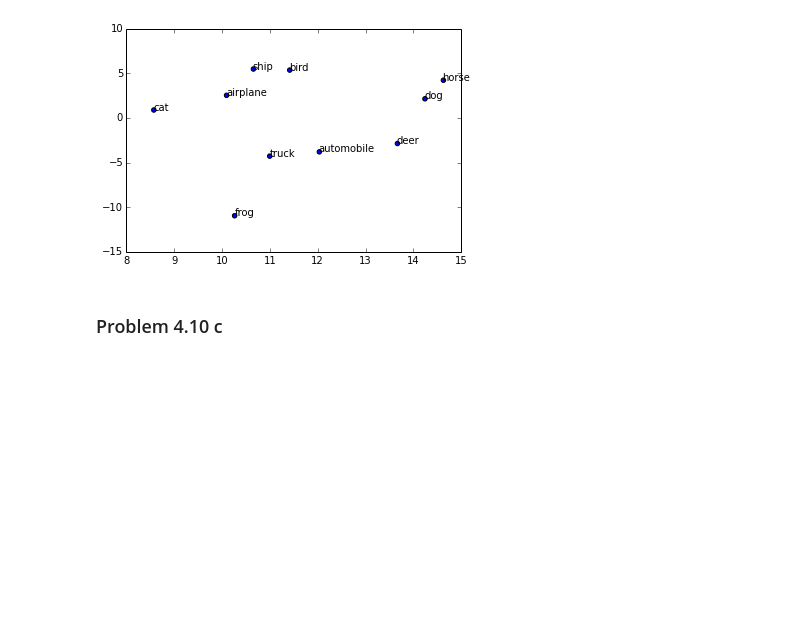
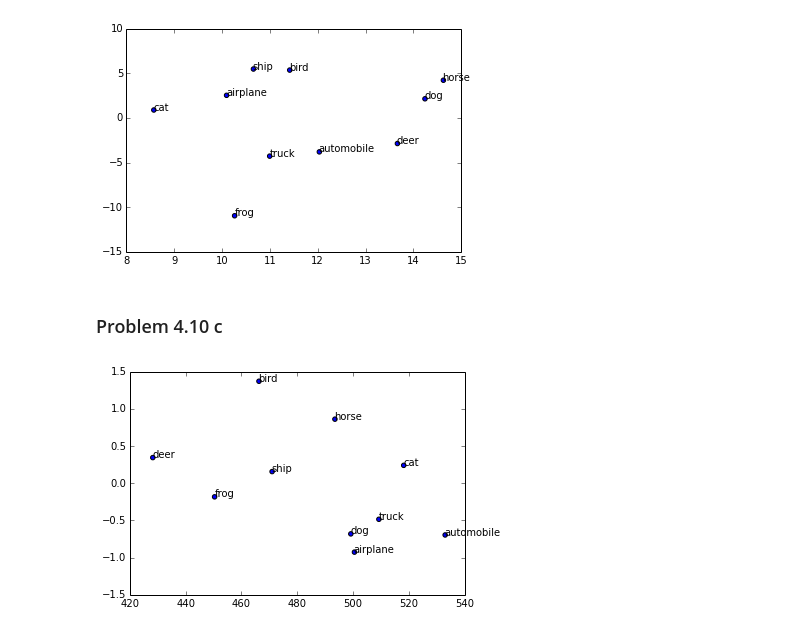
Before and after one commit to roshanjrajan/CS498-AML, a Jupyter notebook: hw3/CS_498_AML_HW3.ipynb, the cells around one changed output. Cells and saved outputs as stored; diff of their text form; code cells hidden in the pictures; blank space fills up the shorter version.

```diff
--- a/hw3/CS_498_AML_HW3.ipynb
+++ b/hw3/CS_498_AML_HW3.ipynb
@@ -239,3 +238,41 @@ for i,lbl in enumerate(lbl_names):
 # (1/2)(E(A → B)+E(B → A)). Use principal coordinate analysis to make
 # a 2D map of the classes. Compare this map to the map in the previous
 # exercise – are they different? why?
+# %%
+#reconstruction
+
+adj_data_lbls = np.zeros((10, 10, 5000, 3072))
+
+for curr_lbl in range(0, 10):
+    for next_lbl in range(0, 10):
+        for i in range(0, 5000):
+            xi =  all_data_lbls[curr_lbl][i]
+            curr_mean = means[curr_lbl]
+            mi = xi - curr_mean
+            sums = np.zeros(3072)
+
+            for j in range(0,20):
+                sums += (pcas[next_lbl].components_[j].transpose()*mi)*pcas[next_lbl].components_[j]
+
+            xi_hat = curr_mean + sums
+            adj_data_lbls[curr_lbl][next_lbl][i] = xi_hat
+# %%
+similiarity = np.zeros((10, 10))
+
+for i in range(0,10):
+    for j in range(0,10):
+        similiarity[i][j] = np.linalg.norm(adj_data_lbls[i][j]-all_data_lbls[i])
+# %%
+eigval, eigvec = np.linalg.eig(similiarity)
+var = eigval
+idx = np.argsort(-var)
+val = -np.sort(-var)
+basis = eigvec[:,idx[0:2]]
+var_sqrt = np.sqrt(var[idx[0:2]])
+points = basis * var_sqrt
+lbl_names = ['airplane','automobile','bird','cat','deer','dog','frog','horse','ship','truck']
+plt.scatter(points[:,0],points[:,1])
+for i,lbl in enumerate(lbl_names):
+    plt.annotate(lbl, (points[i,0],points[i,1]))
+# %% [output]
+[figure, added]
```
Also changed, not shown: parts of 1 cell of this notebook.
